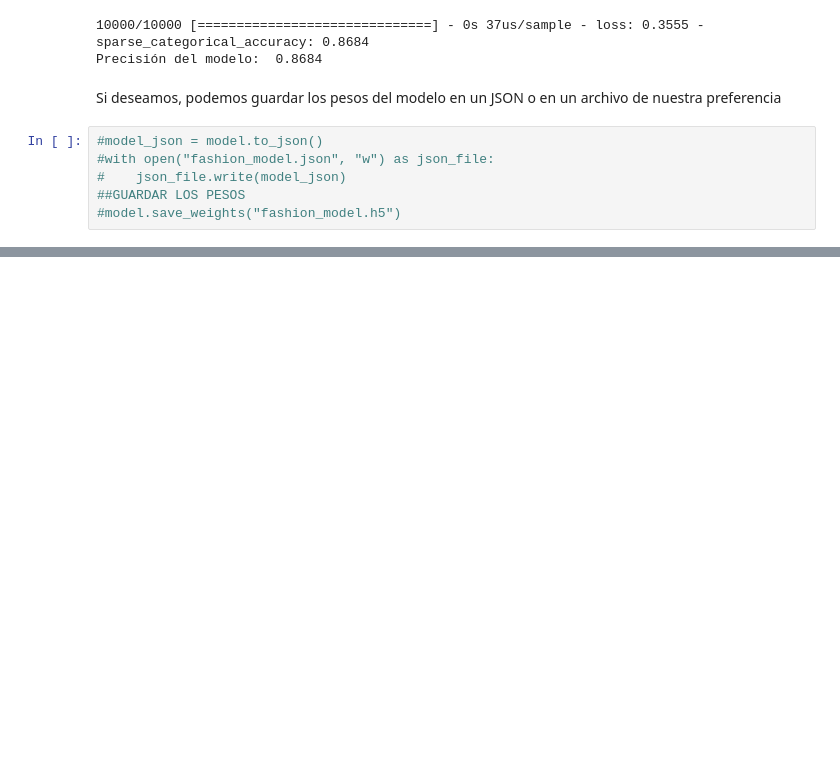
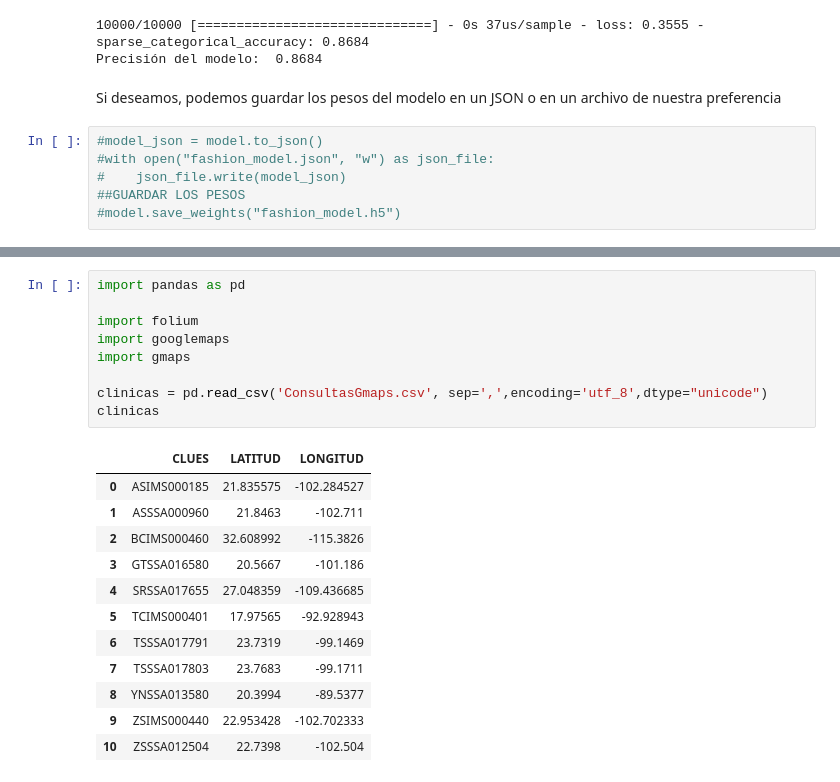
Before and after one commit to SamArtGS/Curso-Python, a Jupyter notebook: Teoría/Avanzado/El lenguaje de programación Python - Avanzado.ipynb, the cells around one changed output, grey strips where cells are left out. Saved outputs shown, nothing was run; the diff lists cells and outputs as text; blank space fills up the shorter version.

```diff
--- a/Teoría/Avanzado/El lenguaje de programación Python - Avanzado.ipynb
+++ b/Teoría/Avanzado/El lenguaje de programación Python - Avanzado.ipynb
@@ -1279,0 +1294,22 @@ Si deseamos, podemos guardar los pesos del modelo en un JSON o en un archivo de
+# %%
+import pandas as pd
+
+import folium
+import googlemaps
+import gmaps
+
+clinicas = pd.read_csv('ConsultasGmaps.csv', sep=',',encoding='utf_8',dtype="unicode")
+clinicas
+# %% [output]
+|  | CLUES | LATITUD | LONGITUD |
+| 0 | ASIMS000185 | 21.835575 | -102.284527 |
+| 1 | ASSSA000960 | 21.8463 | -102.711 |
+| 2 | BCIMS000460 | 32.608992 | -115.3826 |
+| 3 | GTSSA016580 | 20.5667 | -101.186 |
+| 4 | SRSSA017655 | 27.048359 | -109.436685 |
+| 5 | TCIMS000401 | 17.97565 | -92.928943 |
+| 6 | TSSSA017791 | 23.7319 | -99.1469 |
+| 7 | TSSSA017803 | 23.7683 | -99.1711 |
+| 8 | YNSSA013580 | 20.3994 | -89.5377 |
+| 9 | ZSIMS000440 | 22.953428 | -102.702333 |
+| 10 | ZSSSA012504 | 22.7398 | -102.504 |
```
Also changed, not shown: parts of 13 cells of this notebook, 5 other files.
